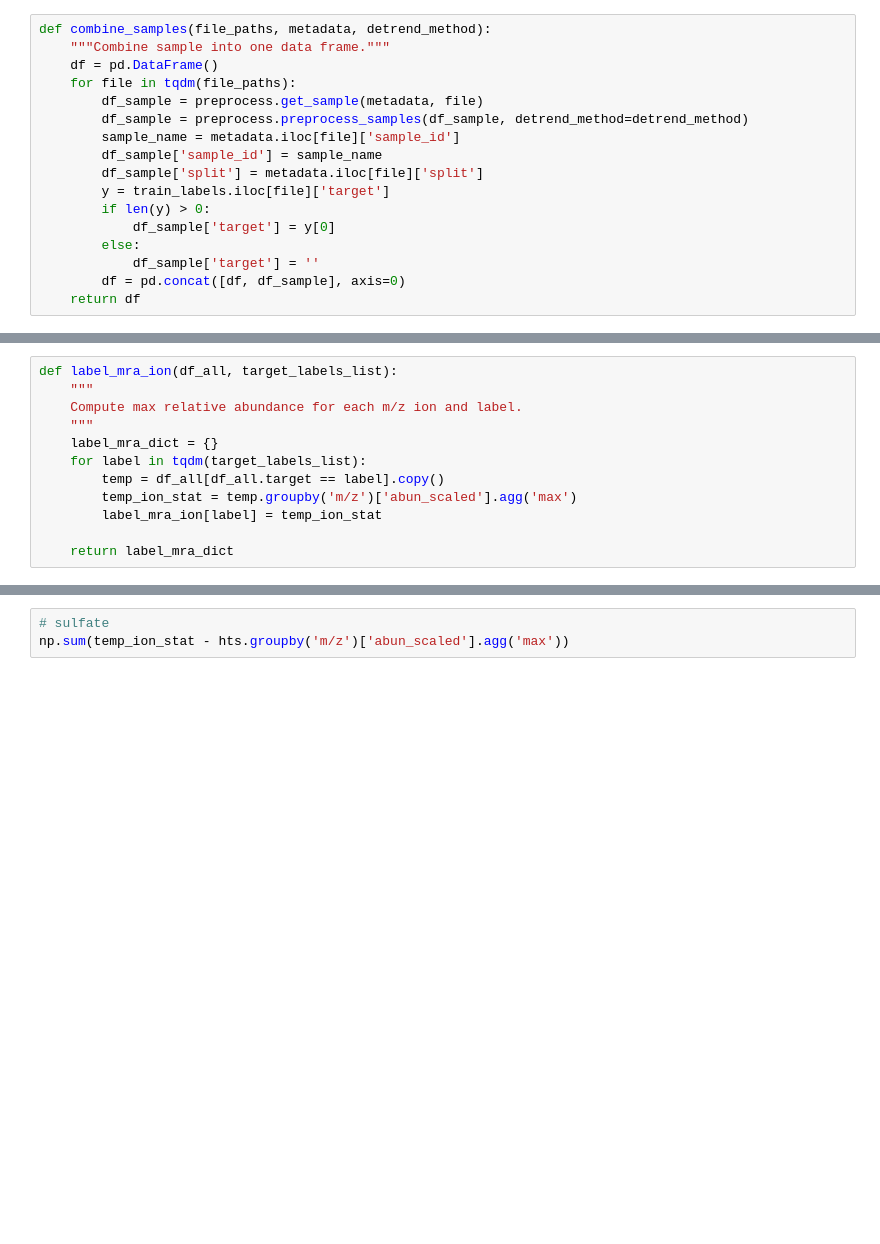
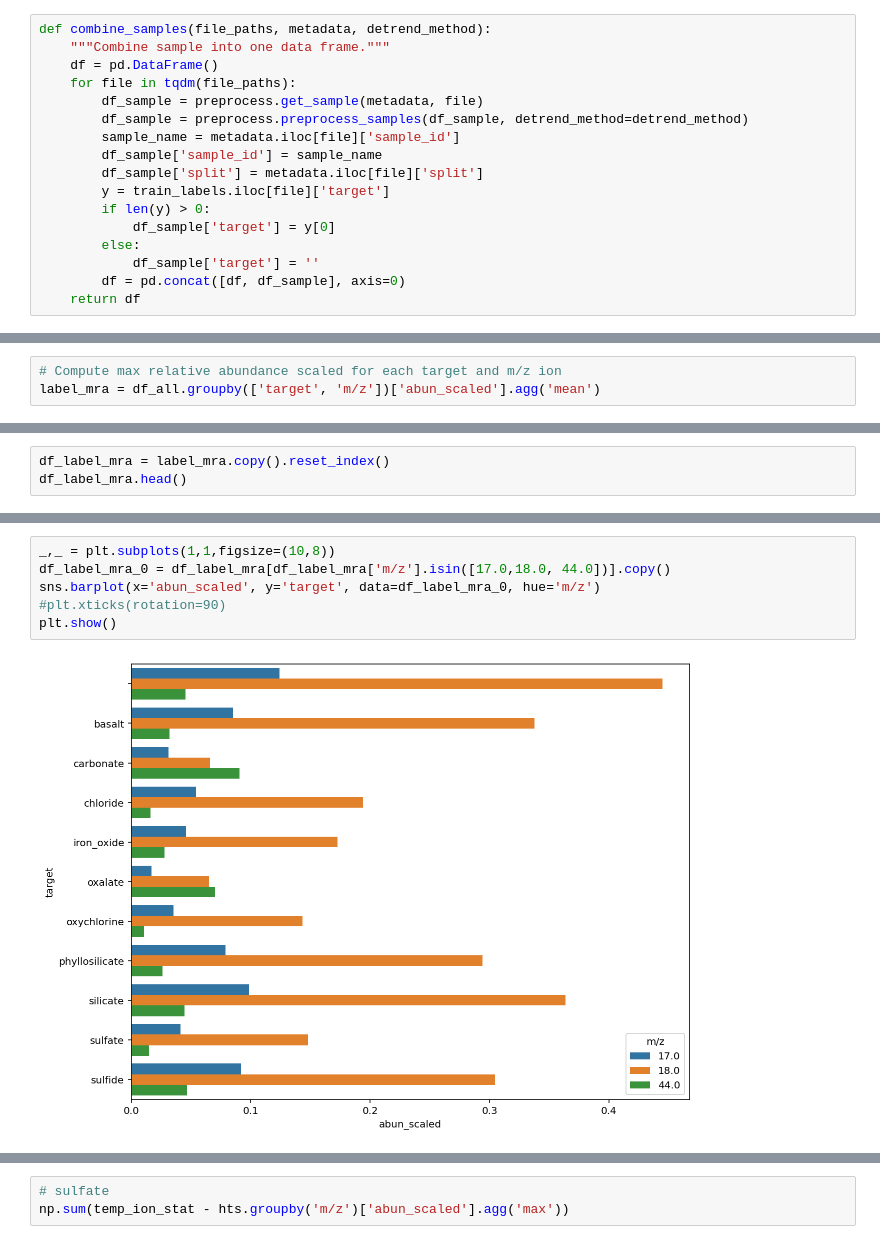
Before and after one commit to itacdonev/MarsSpectrometry, a Jupyter notebook: notebooks/eda.ipynb, the cells around one changed output, grey strips where cells are left out. Drawn from its saved outputs; the diff is of its cells as text; blank space fills up the shorter version.

```diff
--- a/notebooks/eda.ipynb
+++ b/notebooks/eda.ipynb
@@ -427,13 +438,4 @@ df_all.head()
 # %%
-def label_mra_ion(df_all, target_labels_list):
-    """
-    Compute max relative abundance for each m/z ion and label.
-    """
-    label_mra_dict = {}
-    for label in tqdm(target_labels_list):
-        temp = df_all[df_all.target == label].copy()
-        temp_ion_stat = temp.groupby('m/z')['abun_scaled'].agg('max')
-        label_mra_ion[label] = temp_ion_stat
-
-    return label_mra_dict
+# Compute max relative abundance scaled for each target and m/z ion
+label_mra = df_all.groupby(['target', 'm/z'])['abun_scaled'].agg('mean')
 # %%
@@ -457,0 +489,3 @@ Name: abun_scaled, Length: 99, dtype: float64
+# %%
+df_label_mra = label_mra.copy().reset_index()
+df_label_mra.head()
@@ -457,0 +499,8 @@ Name: abun_scaled, Length: 99, dtype: float64
+# %%
+_,_ = plt.subplots(1,1,figsize=(10,8))
+df_label_mra_0 = df_label_mra[df_label_mra['m/z'].isin([17.0,18.0, 44.0])].copy()
+sns.barplot(x='abun_scaled', y='target', data=df_label_mra_0, hue='m/z')
+#plt.xticks(rotation=90)
+plt.show()
+# %% [output]
+[figure, added]
```
Also changed, not shown: parts of 14 cells of this notebook.
